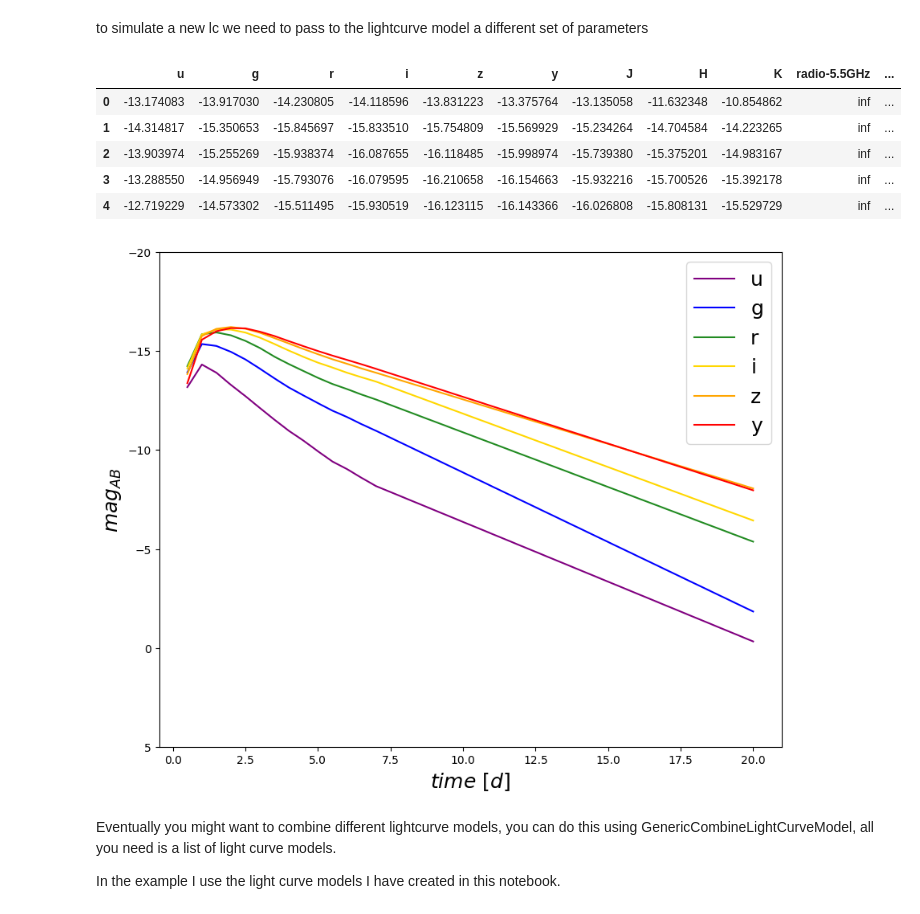
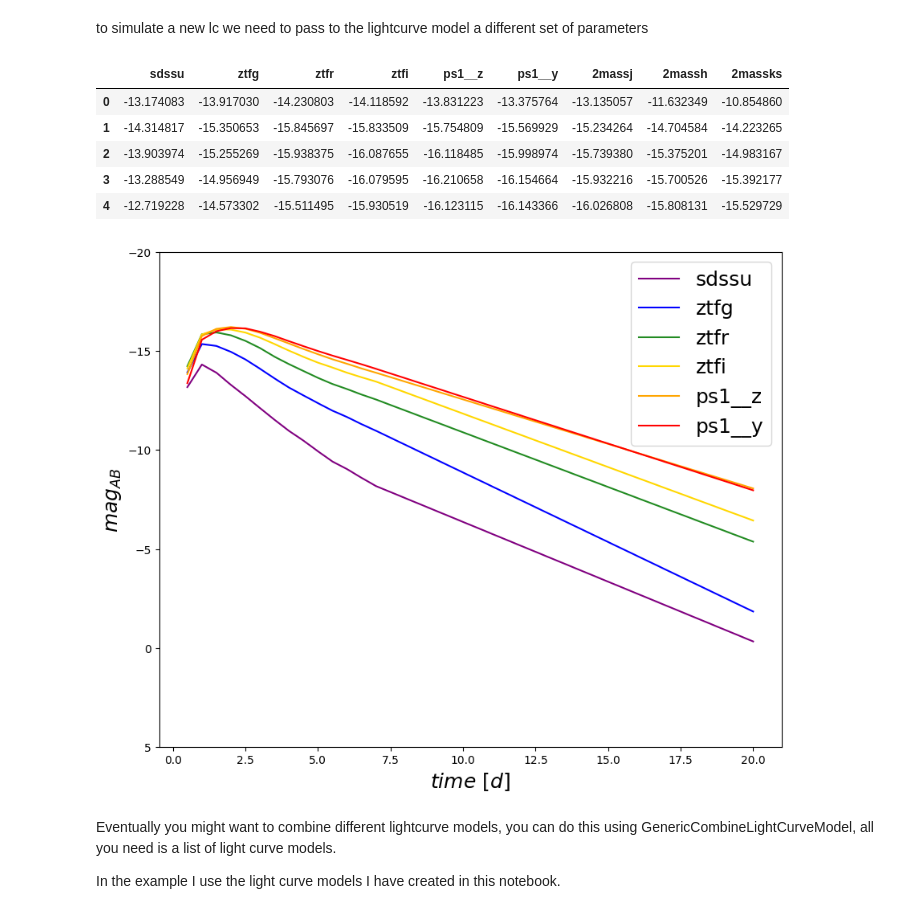
Before and after one commit to nuclear-multimessenger-astronomy/nmma, a Jupyter notebook: tutorials/tutorial-lightcurve_simulation.ipynb, the cells around one changed output. Drawn from its saved outputs; the diff is of its cells as text; code cells hidden in the pictures.

```diff
--- a/tutorials/tutorial-lightcurve_simulation.ipynb
+++ b/tutorials/tutorial-lightcurve_simulation.ipynb
@@ -99,8 +101,9 @@ The result is the absolute magnitude lightcurve in all the filters.
 # create the object
 tmin, tmax, dt = 0.5, 20.0, 0.1
 sample_times = np.arange(tmin, tmax + dt, dt)
+colors = {'sdssu':'purple','ztfg':'blue','ztfr':'forestgreen','ztfi':'gold','ps1__z':'orange','ps1__y':'red'}
 
-kn_model = SimpleKilonovaLightCurveModel(sample_times=sample_times)
+kn_model = SimpleKilonovaLightCurveModel(sample_times=sample_times, filters=colors.keys())
 
 # run the simulation
 bestfit_params = {
@@ -109,7 +112,7 @@ bestfit_params = {
     "log10_kappa_r": 0.98,
     "timeshift": 0.183516607107672,
     "log10_vej": -0.48,
-    "log10_Mej": -0.52,
+    "log10_mej": -0.52,
 }
 _, mag_kn = kn_model.generate_lightcurve(sample_times, bestfit_params)
 # %%
@@ -125,7 +128,7 @@ param={"luminosity_distance": 350,
         "log10_epsilon_e":   -1,    # epsilon_e
         "log10_epsilon_B":   -2,   # epsilon_B
         'xi_N':        1.0}
-grb_model = GRBLightCurveModel(sample_times=sample_times)
+grb_model = GRBLightCurveModel(sample_times=sample_times, filters=colors.keys())
 _, mag_grb = grb_model.generate_lightcurve(sample_times, param)
 # %%
 from scipy.special import logsumexp
@@ -172,14 +174,15 @@ tini, tmax, dt = 0.1, 5.0, 0.2
 tt = np.arange(tini, tmax + dt, dt)
 
 # The filters we'll be focusing on
-filts = ["u","g","r","i","z","y","J","H","K"] # We will focus on these two bands; all available: ["u","g","r","i","z","y","J","H","K"]
+filts = ["sdssu","ztfg","ztfr","ztfi","ps1__z","ps1__y","2massj","2massh","2massks"] # We will focus on these two bands; all available: ["u","g","r","i","z","y","J","H","K"]
+#filts = ["u","g","r","i","z","y","J","H","K"]
 
 print(os.getcwd())
 dataDir = "../nmma/tests/data/bulla" ## Example absolute path: "/Users/fabioragosta/nmma/nmma/tests/data/bulla"
 ModelPath = "../svdmodels" ## Example absolute path: "/Users/fabioragosta/nmma/svdmodels"
 filenames = glob.glob("%s/*.dat" % dataDir)
 
-data = utils.read_photometry_files(filenames, filters=filts)
+data = io.read_photometry_files(filenames, filters=filts)
 # Loads the model data
 training_data, parameters = model_parameters.Bu2019lm_sparse(data)
 
@@ -203,5 +206,6 @@ light_curve_model = SVDLightCurveModel(
         svd_path=ModelPath,
         interpolation_type=interpolation_type,
         model_parameters=training_model.model_parameters,
+        filters=filts,
     )
 # %% [output]
@@ -316,28 +315,28 @@ _, mag = light_curve_model.generate_lightcurve(sample_times,parameters=param)
 # %%
 pd.DataFrame(mag).head()
 # %% [output]
-|  | u | g | r | i | z | y | J | H | K | radio-5.5GHz | ... |
-| 0 | -13.174083 | -13.917030 | -14.230805 | -14.118596 | -13.831223 | -13.375764 | -13.135058 | -11.632348 | -10.854862 | inf | ... |
-| 1 | -14.314817 | -15.350653 | -15.845697 | -15.833510 | -15.754809 | -15.569929 | -15.234264 | -14.704584 | -14.223265 | inf | ... |
-| 2 | -13.903974 | -15.255269 | -15.938374 | -16.087655 | -16.118485 | -15.998974 | -15.739380 | -15.375201 | -14.983167 | inf | ... |
-| 3 | -13.288550 | -14.956949 | -15.793076 | -16.079595 | -16.210658 | -16.154663 | -15.932216 | -15.700526 | -15.392178 | inf | ... |
-| 4 | -12.719229 | -14.573302 | -15.511495 | -15.930519 | -16.123115 | -16.143366 | -16.026808 | -15.808131 | -15.529729 | inf | ... |
+|  | sdssu | ztfg | ztfr | ztfi | ps1__z | ps1__y | 2massj | 2massh | 2massks |
+| 0 | -13.174083 | -13.917030 | -14.230803 | -14.118592 | -13.831223 | -13.375764 | -13.135057 | -11.632349 | -10.854860 |
+| 1 | -14.314817 | -15.350653 | -15.845697 | -15.833509 | -15.754809 | -15.569929 | -15.234264 | -14.704584 | -14.223265 |
+| 2 | -13.903974 | -15.255269 | -15.938375 | -16.087655 | -16.118485 | -15.998974 | -15.739380 | -15.375201 | -14.983167 |
+| 3 | -13.288549 | -14.956949 | -15.793076 | -16.079595 | -16.210658 | -16.154664 | -15.932216 | -15.700526 | -15.392177 |
+| 4 | -12.719228 | -14.573302 | -15.511495 | -15.930519 | -16.123115 | -16.143366 | -16.026808 | -15.808131 | -15.529729 |
 # %%
-colors = {'u':'purple','g':'blue','r':'forestgreen','i':'gold','z':'orange','y':'red'}
+colors = {'sdssu':'purple','ztfg':'blue','ztfr':'forestgreen','ztfi':'gold','ps1__z':'orange','ps1__y':'red'}
 fig, ax = plt.subplots(1,1,figsize=(10,8))
 for f in colors.keys():
     m = np.array(mag[f])
     #merr = np.array(lcs['merr'])[mask][ind]
     ax.plot(sample_times, m,'-', label=f,color=colors[f])
     ax.set_ylabel(r'$mag_{AB}$', fontsize=18)
     ax.set_xlabel(r'$time~[d]$', fontsize=18)
     ax.ticklabel_format(useOffset=False)
     #ax.set_xscale('log')
     ax.set_ylim([5,-20])
     ax.legend(fontsize=18)
 plt.show()
 # %% [output]
-[figure, old version]
+[figure, new version]
 # %% [markdown]
 Eventually you might want to combine different lightcurve models, you can do this using GenericCombineLightCurveModel, all you need is a list of light curve models.
 
```
Also changed, not shown: parts of 9 cells of this notebook, 28 other files.
